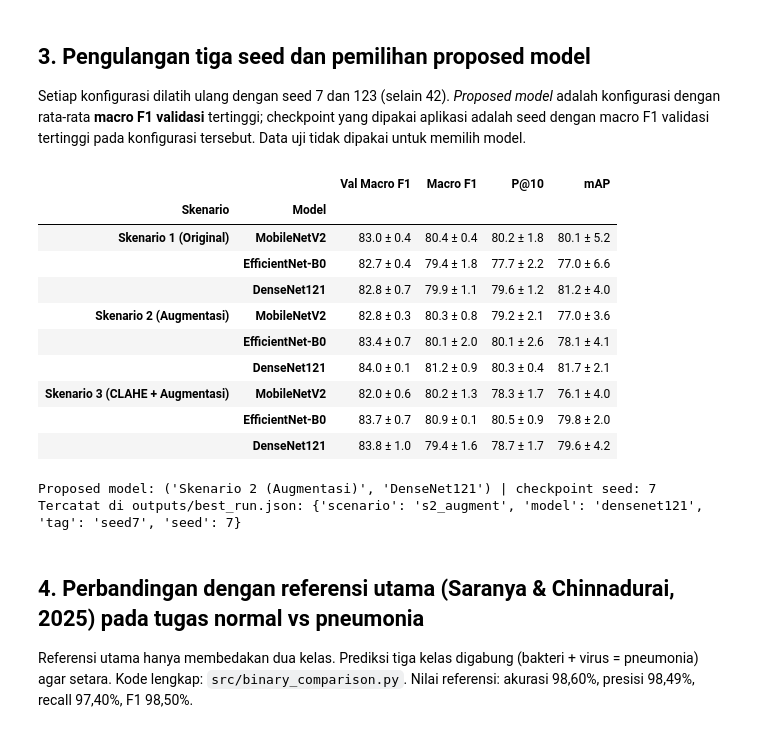
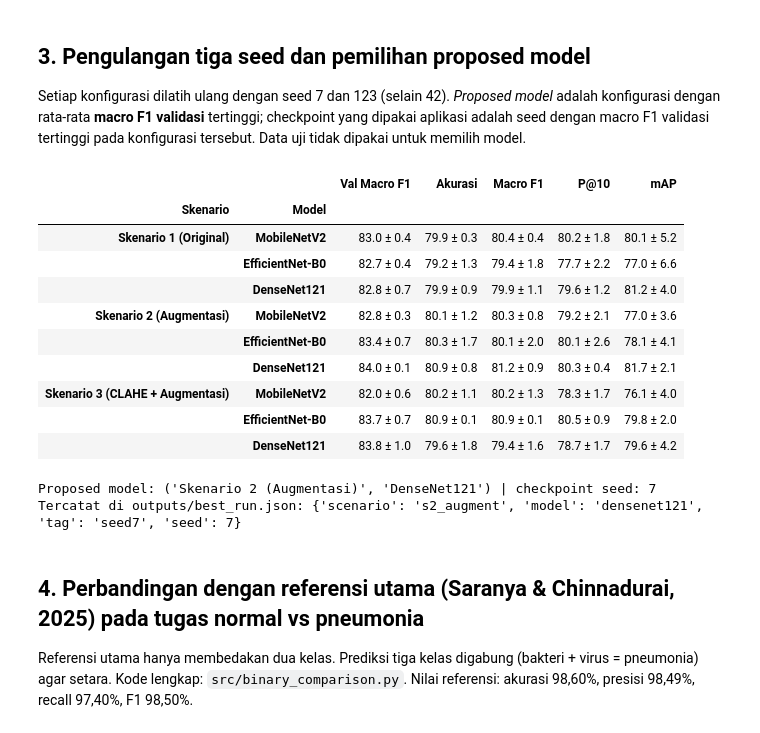
Before and after one commit to Marcelasetiawan/Temu-Kembali-Citra, a Jupyter notebook: notebook/04_Eksperimen_Pendukung.ipynb, the cells around one changed output. Saved outputs shown, nothing was run; the diff lists cells and outputs as text; code cells hidden in the pictures.

Commit message:
Perbarui tampilan aplikasi, kolom akurasi, dan eksperimen split resmi

```diff
--- a/notebook/04_Eksperimen_Pendukung.ipynb
+++ b/notebook/04_Eksperimen_Pendukung.ipynb
@@ -153,29 +156,29 @@ tertinggi pada konfigurasi tersebut. Data uji tidak dipakai untuk memilih model.
 # %%
 if JALANKAN_PELATIHAN:
     print("Jalankan train_model(skenario, model, seed=s) dari notebook 02 untuk seed 7 dan 123")
-agg = seed_runs.groupby(["Skenario", "Model"], sort=False)[["Val Macro F1", "Macro F1", "P@10", "mAP"]].agg(["mean", "std"])
+agg = seed_runs.groupby(["Skenario", "Model"], sort=False)[["Val Macro F1", "Akurasi", "Macro F1", "P@10", "mAP"]].agg(["mean", "std"])
 tampil = pd.DataFrame(index=agg.index)
-for k in ["Val Macro F1", "Macro F1", "P@10", "mAP"]:
+for k in ["Val Macro F1", "Akurasi", "Macro F1", "P@10", "mAP"]:
     tampil[k] = [f"{m*100:.1f} ± {s*100:.1f}" for m, s in zip(agg[(k, "mean")], agg[(k, "std")])]
 display(tampil)
 
 terbaik = agg[("Val Macro F1", "mean")].idxmax()
 kandidat = seed_runs[(seed_runs.Skenario == terbaik[0]) & (seed_runs.Model == terbaik[1])]
 seed_terbaik = int(kandidat.loc[kandidat["Val Macro F1"].idxmax(), "seed"])
 print("Proposed model:", terbaik, "| checkpoint seed:", seed_terbaik)
 print("Tercatat di outputs/best_run.json:", json.loads((OUTPUTS / "best_run.json").read_text()))
 # %% [output]
-|  |  | Val Macro F1 | Macro F1 | P@10 | mAP |
-| Skenario | Model |  |  |  |  |
-| Skenario 1 (Original) | MobileNetV2 | 83.0 ± 0.4 | 80.4 ± 0.4 | 80.2 ± 1.8 | 80.1 ± 5.2 |
-|  | EfficientNet-B0 | 82.7 ± 0.4 | 79.4 ± 1.8 | 77.7 ± 2.2 | 77.0 ± 6.6 |
-|  | DenseNet121 | 82.8 ± 0.7 | 79.9 ± 1.1 | 79.6 ± 1.2 | 81.2 ± 4.0 |
-| Skenario 2 (Augmentasi) | MobileNetV2 | 82.8 ± 0.3 | 80.3 ± 0.8 | 79.2 ± 2.1 | 77.0 ± 3.6 |
-|  | EfficientNet-B0 | 83.4 ± 0.7 | 80.1 ± 2.0 | 80.1 ± 2.6 | 78.1 ± 4.1 |
-|  | DenseNet121 | 84.0 ± 0.1 | 81.2 ± 0.9 | 80.3 ± 0.4 | 81.7 ± 2.1 |
-| Skenario 3 (CLAHE + Augmentasi) | MobileNetV2 | 82.0 ± 0.6 | 80.2 ± 1.3 | 78.3 ± 1.7 | 76.1 ± 4.0 |
-|  | EfficientNet-B0 | 83.7 ± 0.7 | 80.9 ± 0.1 | 80.5 ± 0.9 | 79.8 ± 2.0 |
-|  | DenseNet121 | 83.8 ± 1.0 | 79.4 ± 1.6 | 78.7 ± 1.7 | 79.6 ± 4.2 |
+|  |  | Val Macro F1 | Akurasi | Macro F1 | P@10 | mAP |
+| Skenario | Model |  |  |  |  |  |
+| Skenario 1 (Original) | MobileNetV2 | 83.0 ± 0.4 | 79.9 ± 0.3 | 80.4 ± 0.4 | 80.2 ± 1.8 | 80.1 ± 5.2 |
+|  | EfficientNet-B0 | 82.7 ± 0.4 | 79.2 ± 1.3 | 79.4 ± 1.8 | 77.7 ± 2.2 | 77.0 ± 6.6 |
+|  | DenseNet121 | 82.8 ± 0.7 | 79.9 ± 0.9 | 79.9 ± 1.1 | 79.6 ± 1.2 | 81.2 ± 4.0 |
+| Skenario 2 (Augmentasi) | MobileNetV2 | 82.8 ± 0.3 | 80.1 ± 1.2 | 80.3 ± 0.8 | 79.2 ± 2.1 | 77.0 ± 3.6 |
+|  | EfficientNet-B0 | 83.4 ± 0.7 | 80.3 ± 1.7 | 80.1 ± 2.0 | 80.1 ± 2.6 | 78.1 ± 4.1 |
+|  | DenseNet121 | 84.0 ± 0.1 | 80.9 ± 0.8 | 81.2 ± 0.9 | 80.3 ± 0.4 | 81.7 ± 2.1 |
+| Skenario 3 (CLAHE + Augmentasi) | MobileNetV2 | 82.0 ± 0.6 | 80.2 ± 1.1 | 80.2 ± 1.3 | 78.3 ± 1.7 | 76.1 ± 4.0 |
+|  | EfficientNet-B0 | 83.7 ± 0.7 | 80.9 ± 0.1 | 80.9 ± 0.1 | 80.5 ± 0.9 | 79.8 ± 2.0 |
+|  | DenseNet121 | 83.8 ± 1.0 | 79.6 ± 1.8 | 79.4 ± 1.6 | 78.7 ± 1.7 | 79.6 ± 4.2 |
 Proposed model: ('Skenario 2 (Augmentasi)', 'DenseNet121') | checkpoint seed: 7
 Tercatat di outputs/best_run.json: {'scenario': 's2_augment', 'model': 'densenet121', 'tag': 'seed7', 'seed': 7}
 # %% [markdown]
```
Also changed, not shown: parts of 2 cells of this notebook, 16 other files.
